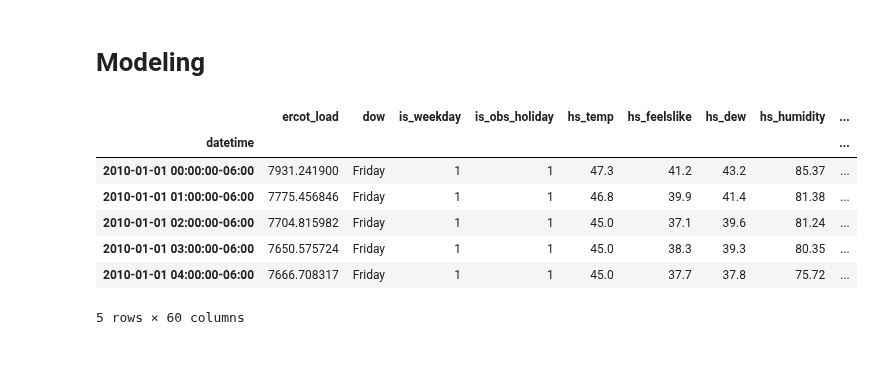
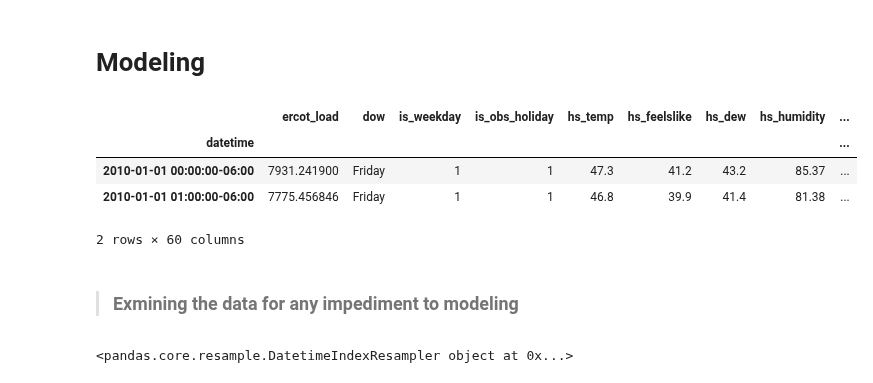
Before and after one commit to energy-demand-forecast/energy_demand_forecast, a Jupyter notebook: arsenes_dir/modeling_energy_demand.ipynb, the cells around one changed output. Drawn from its saved outputs; the diff is of its cells as text; code cells hidden in the pictures; blank space fills up the shorter version.

Commit message:
adding modeling file

```diff
--- a/arsenes_dir/modeling_energy_demand.ipynb
+++ b/arsenes_dir/modeling_energy_demand.ipynb
@@ -32,14 +36,18 @@ from statsmodels.tsa.holtwinters import SimpleExpSmoothing
 from statsmodels.tsa.holtwinters import ExponentialSmoothing
 from statsmodels.tsa.seasonal import DecomposeResult, seasonal_decompose
 # %%
-df = wrangle.get_combined_df(get_central = True)
-df.head()
+# Acquiring the data
+combined_df = wrangle.get_combined_df(get_central = True)
+combined_df.head(2)
 # %% [output]
 |  | ercot_load | dow | is_weekday | is_obs_holiday | hs_temp | hs_feelslike | hs_dew | hs_humidity | ... |
 | datetime |  |  |  |  |  |  |  |  | ... |
 | 2010-01-01 00:00:00-06:00 | 7931.241900 | Friday | 1 | 1 | 47.3 | 41.2 | 43.2 | 85.37 | ... |
 | 2010-01-01 01:00:00-06:00 | 7775.456846 | Friday | 1 | 1 | 46.8 | 39.9 | 41.4 | 81.38 | ... |
-| 2010-01-01 02:00:00-06:00 | 7704.815982 | Friday | 1 | 1 | 45.0 | 37.1 | 39.6 | 81.24 | ... |
-| 2010-01-01 03:00:00-06:00 | 7650.575724 | Friday | 1 | 1 | 45.0 | 38.3 | 39.3 | 80.35 | ... |
-| 2010-01-01 04:00:00-06:00 | 7666.708317 | Friday | 1 | 1 | 45.0 | 37.7 | 37.8 | 75.72 | ... |
-5 rows × 60 columns
+2 rows × 60 columns
+# %% [markdown]
+>### Exmining the data for any impediment to modeling
+# %%
+df1 = df.resample('H')
+# %% [output]
+<pandas.core.resample.DatetimeIndexResampler object at 0x...>
```
Also changed, not shown: parts of 35 cells of this notebook.
